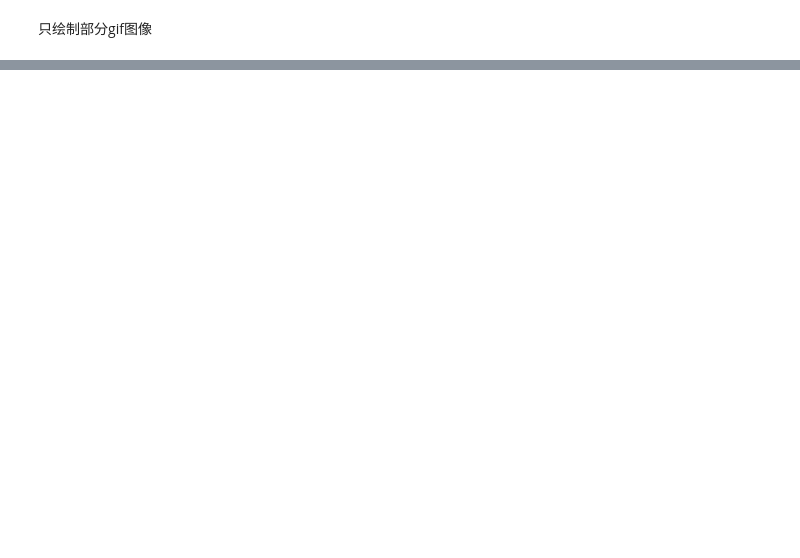
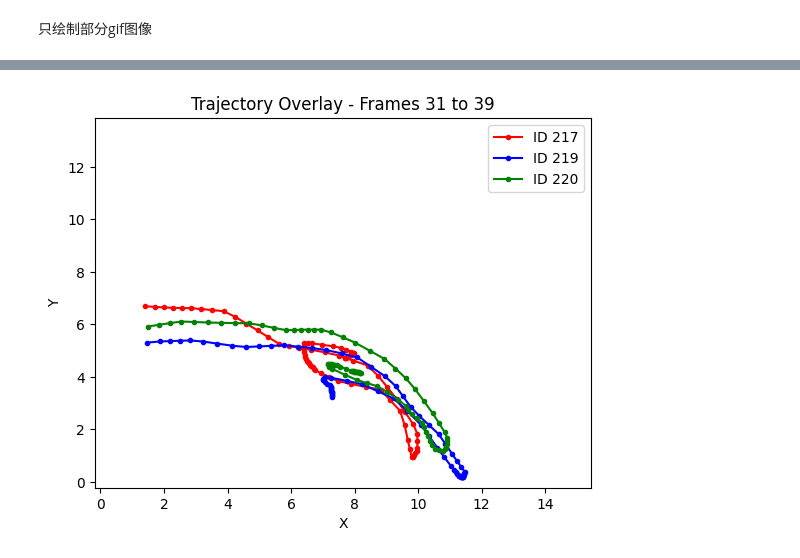
Before and after one commit to Sihan0229/XJTU-AUTO300527-homework, a Jupyter notebook: Pedestrian clustering/assignment3.ipynb, the cells around one changed output, grey strips where cells are left out. Drawn from its saved outputs; the diff is of its cells as text; code cells hidden in the pictures; blank space fills up the shorter version.

```diff
--- a/Pedestrian clustering/assignment3.ipynb
+++ b/Pedestrian clustering/assignment3.ipynb
@@ -436,0 +565,64 @@ frames[0].save('trajectory_animation.gif', save_all=True, append_images=frames[1
+# %%
+import numpy as np
+import matplotlib.pyplot as plt
+
+# 读取数据
+data_file_path = r'D:\xjtufiles\undergraduate\2023-2024\spring\ml\Pedestrian clustering\students003.txt'
+cluster_file_path = r'D:\xjtufiles\undergraduate\2023-2024\spring\ml\Pedestrian clustering\ave_clustered_results.txt'
+
+data = np.loadtxt(data_file_path)
+cluster_data = np.loadtxt(cluster_file_path)
+
+# 提取数据
+timesteps = data[:, 0].astype(int)
+ids = data[:, 1].astype(int)
+xs = data[:, 2]
+ys = data[:, 3]
+
+# 获取聚类结果
+cluster_ids = cluster_data[:].astype(int)  # 假设聚类结果文件中第一列是ID，第二列是聚类ID
+
+# 定义要绘制的ID
+specific_ids = [217, 219, 220]
+
+# 获取唯一的时间步
+unique_timesteps = np.unique(timesteps)
+
+# 为每个指定ID手动分配颜色
+color_map = {
+    217: 'red',
+    219: 'blue',
+    220: 'green'
+}
+
+# 创建图形
+fig, ax = plt.subplots()
+ax.set_xlim(np.min(xs), np.max(xs))
+ax.set_ylim(np.min(ys), np.max(ys))
+ax.set_xlabel('X')
+ax.set_ylabel('Y')
+ax.set_title('Trajectory Overlay - Frames 31 to 39')
+
+# 绘制每个指定ID的轨迹
+for uid in specific_ids:
+    mask = ids == uid
+    user_timesteps = timesteps[mask]
+    user_xs = xs[mask]
+    user_ys = ys[mask]
+
+    # 只绘制指定范围帧的轨迹
+    trajectory_mask = (user_timesteps < unique_timesteps[80]) #& (user_timesteps > unique_timesteps[30])
+
+    # 获取指定颜色
+    color = color_map[uid]
+
+    ax.plot(user_xs[trajectory_mask], user_ys[trajectory_mask], color=color, marker='o', markersize=3, label=f'ID {uid}')
+
+# 添加图例
+ax.legend()
+
+# 保存图像
+plt.savefig('trajectory_overlay_specific_ids_colored.png')
+plt.show()
+# %% [output]
+[figure, added]
```
Also changed, not shown: parts of 7 cells of this notebook, 5 other files.
